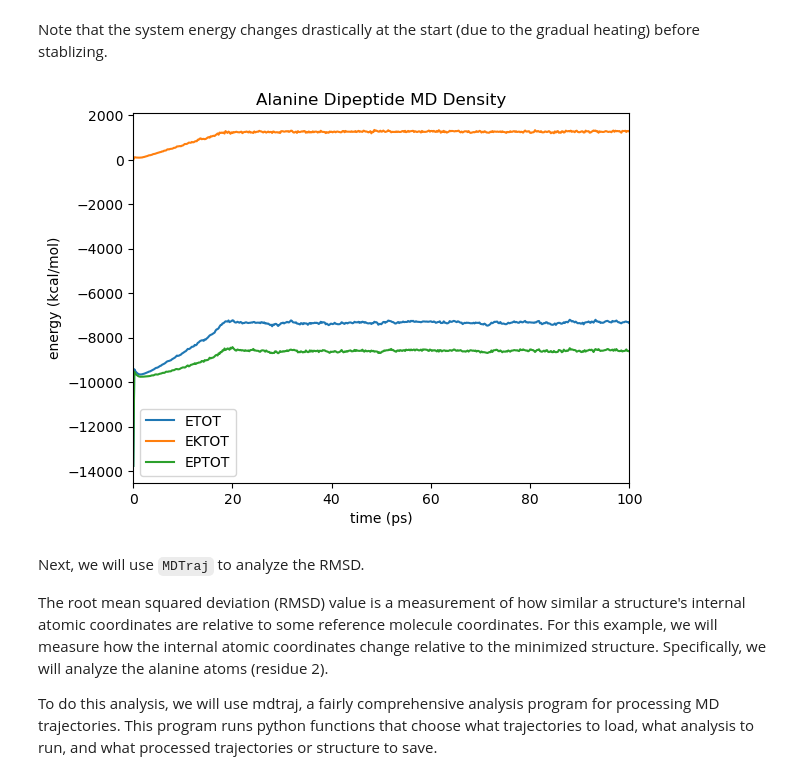
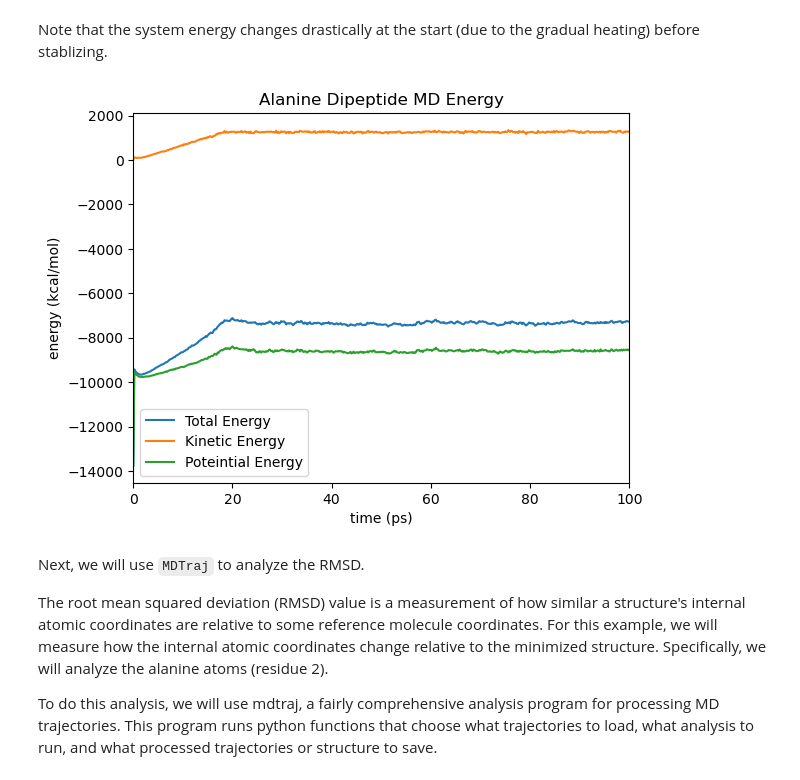
Before and after one commit to jeremyleung521/drug-design2025, a Jupyter notebook: alanine-dipeptide/DiAla_Tut.ipynb, the cells around one changed output. Cells and saved outputs as stored; diff of their text form; code cells hidden in the pictures.

```diff
--- a/alanine-dipeptide/DiAla_Tut.ipynb
+++ b/alanine-dipeptide/DiAla_Tut.ipynb
@@ -507,20 +511,20 @@ Note that the system energy changes drastically at the start (due to the gradual
 # %%
 import matplotlib as mpl
 import matplotlib.pyplot as plt
 import numpy as np
 etot = np.loadtxt('ANALYSIS/summary.ETOT')
 ektot = np.loadtxt('ANALYSIS/summary.EKTOT')
 eptot = np.loadtxt('ANALYSIS/summary.EPTOT')
 
-for y, label in zip([etot[:,1], ektot[:,1], eptot[:,1]],['ETOT', 'EKTOT', 'EPTOT']) :
+for y, label in zip([etot[:,1], ektot[:,1], eptot[:,1]],['Total Energy', 'Kinetic Energy', 'Poteintial Energy']) :
     plt.plot(etot[:,0], y, label=label)
-plt.title('Alanine Dipeptide MD Density')
+plt.title('Alanine Dipeptide MD Energy')
 plt.ylabel('energy (kcal/mol)')
 plt.xlabel('time (ps)')
 plt.legend()
 plt.xlim(0, 100);
 # %% [output]
-[figure, old version]
+[figure, new version]
 # %% [markdown]
 Next, we will use `MDTraj` to analyze the RMSD.
 
```
Also changed, not shown: parts of 7 cells of this notebook, 2 other files.
